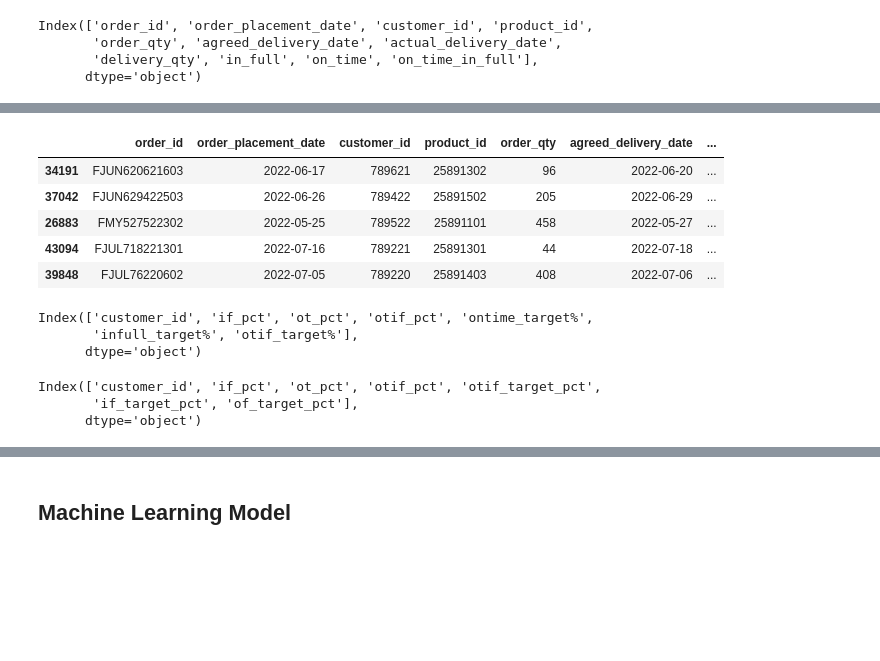
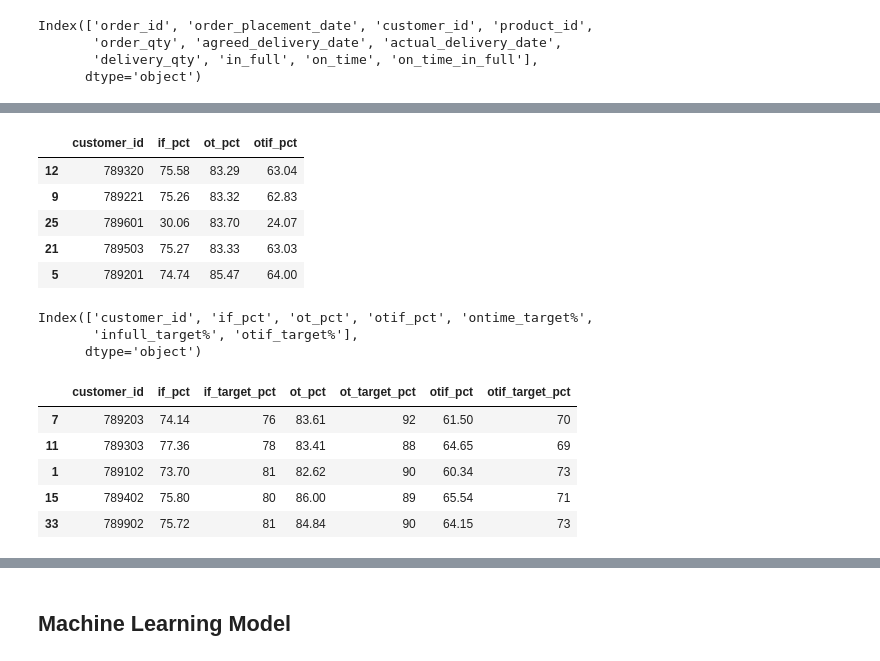
Before and after one commit to occampos/OptimizingDelivery, a Jupyter notebook: analysis.ipynb, the cells around one changed output, grey strips where cells are left out. Cells and saved outputs as stored; diff of their text form; code cells hidden in the pictures; blank space fills up the shorter version.

```diff
--- a/analysis.ipynb
+++ b/analysis.ipynb
@@ -84,9 +100,19 @@ otif_perc: 29.020769642913425
+# %%
+# Calculate the mean percentages
+customer_split = od_order_lines.groupby('customer_id')[['in_full', 'on_time', 'on_time_in_full']].mean() * 100
+
+# Reset index to turn 'customer_id' into a regular column
+customer_split = customer_split.reset_index().rename(columns={'in_full': 'if_pct',
+                                                             'on_time': 'ot_pct',
+                                                             'on_time_in_full': 'otif_pct'})
+
+customer_split = customer_split.round(2)
 # %%
-order_lines.sample(5)
+customer_split.sample(5)
 # %% [output]
-|  | order_id | order_placement_date | customer_id | product_id | order_qty | agreed_delivery_date | ... |
-| 34191 | FJUN620621603 | 2022-06-17 | 789621 | 25891302 | 96 | 2022-06-20 | ... |
-| 37042 | FJUN629422503 | 2022-06-26 | 789422 | 25891502 | 205 | 2022-06-29 | ... |
-| 26883 | FMY527522302 | 2022-05-25 | 789522 | 25891101 | 458 | 2022-05-27 | ... |
-| 43094 | FJUL718221301 | 2022-07-16 | 789221 | 25891301 | 44 | 2022-07-18 | ... |
-| 39848 | FJUL76220602 | 2022-07-05 | 789220 | 25891403 | 408 | 2022-07-06 | ... |
+|  | customer_id | if_pct | ot_pct | otif_pct |
+| 12 | 789320 | 75.58 | 83.29 | 63.04 |
+| 9 | 789221 | 75.26 | 83.32 | 62.83 |
+| 25 | 789601 | 30.06 | 83.70 | 24.07 |
+| 21 | 789503 | 75.27 | 83.33 | 63.03 |
+| 5 | 789201 | 74.74 | 85.47 | 64.00 |
@@ -115,8 +131,2 @@ customer_split.rename(columns={ 'infull_target%': 'if_target_pct',
-# %%
-customer_split.columns
-# %% [output]
-Index(['customer_id', 'if_pct', 'ot_pct', 'otif_pct', 'otif_target_pct',
-       'if_target_pct', 'of_target_pct'],
-      dtype='object')
 # %%
 customer_split = customer_split[['customer_id', 'if_pct', 'if_target_pct',
@@ -124 +134,10 @@ customer_split = customer_split[['customer_id', 'if_pct', 'if_target_pct',
                                  'otif_pct', 'otif_target_pct']]
+# %%
+customer_split.sample(5)
+# %% [output]
+|  | customer_id | if_pct | if_target_pct | ot_pct | ot_target_pct | otif_pct | otif_target_pct |
+| 7 | 789203 | 74.14 | 76 | 83.61 | 92 | 61.50 | 70 |
+| 11 | 789303 | 77.36 | 78 | 83.41 | 88 | 64.65 | 69 |
+| 1 | 789102 | 73.70 | 81 | 82.62 | 90 | 60.34 | 73 |
+| 15 | 789402 | 75.80 | 80 | 86.00 | 89 | 65.54 | 71 |
+| 33 | 789902 | 75.72 | 81 | 84.84 | 90 | 64.15 | 73 |
```
Also changed, not shown: parts of 104 cells of this notebook.
